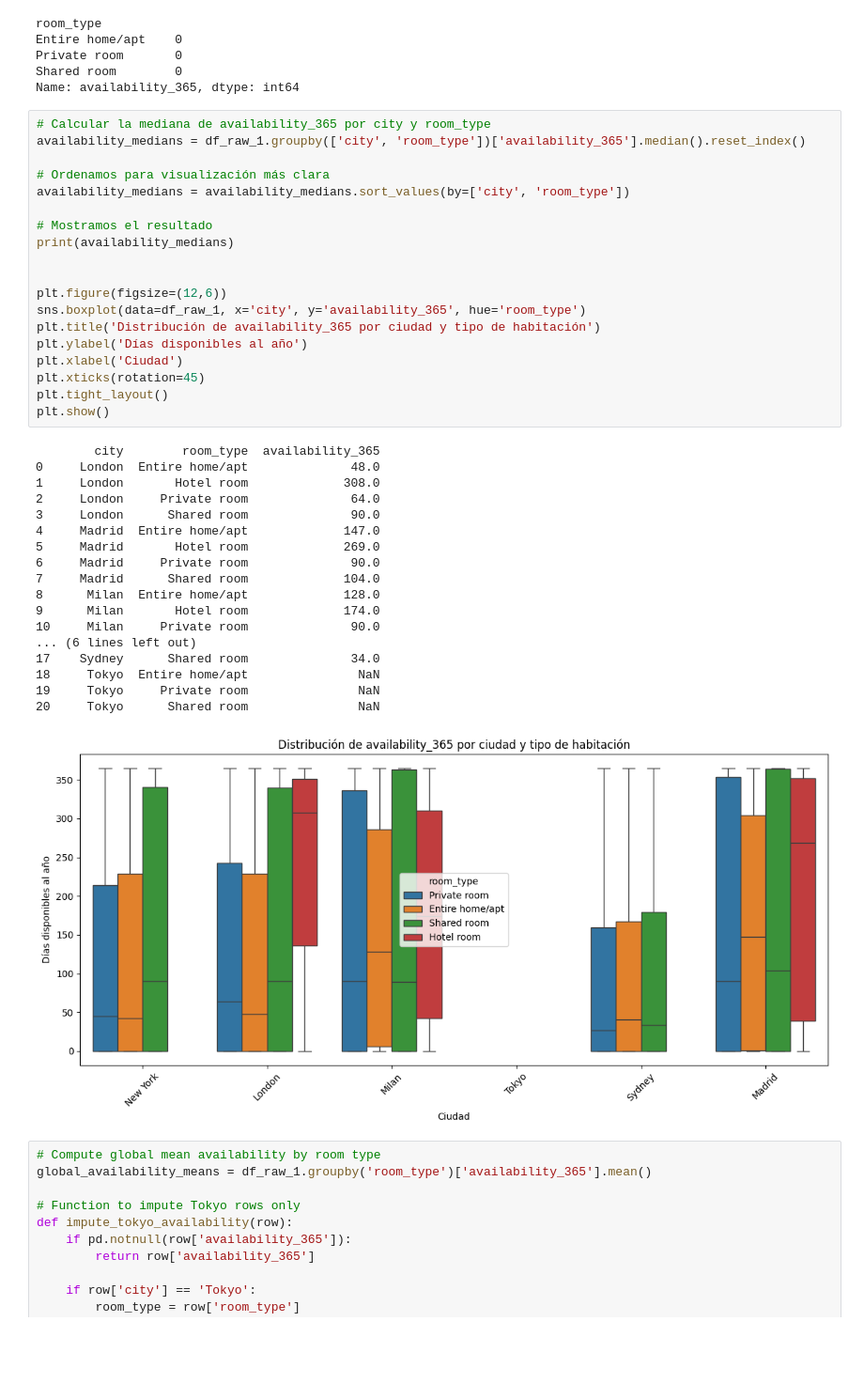
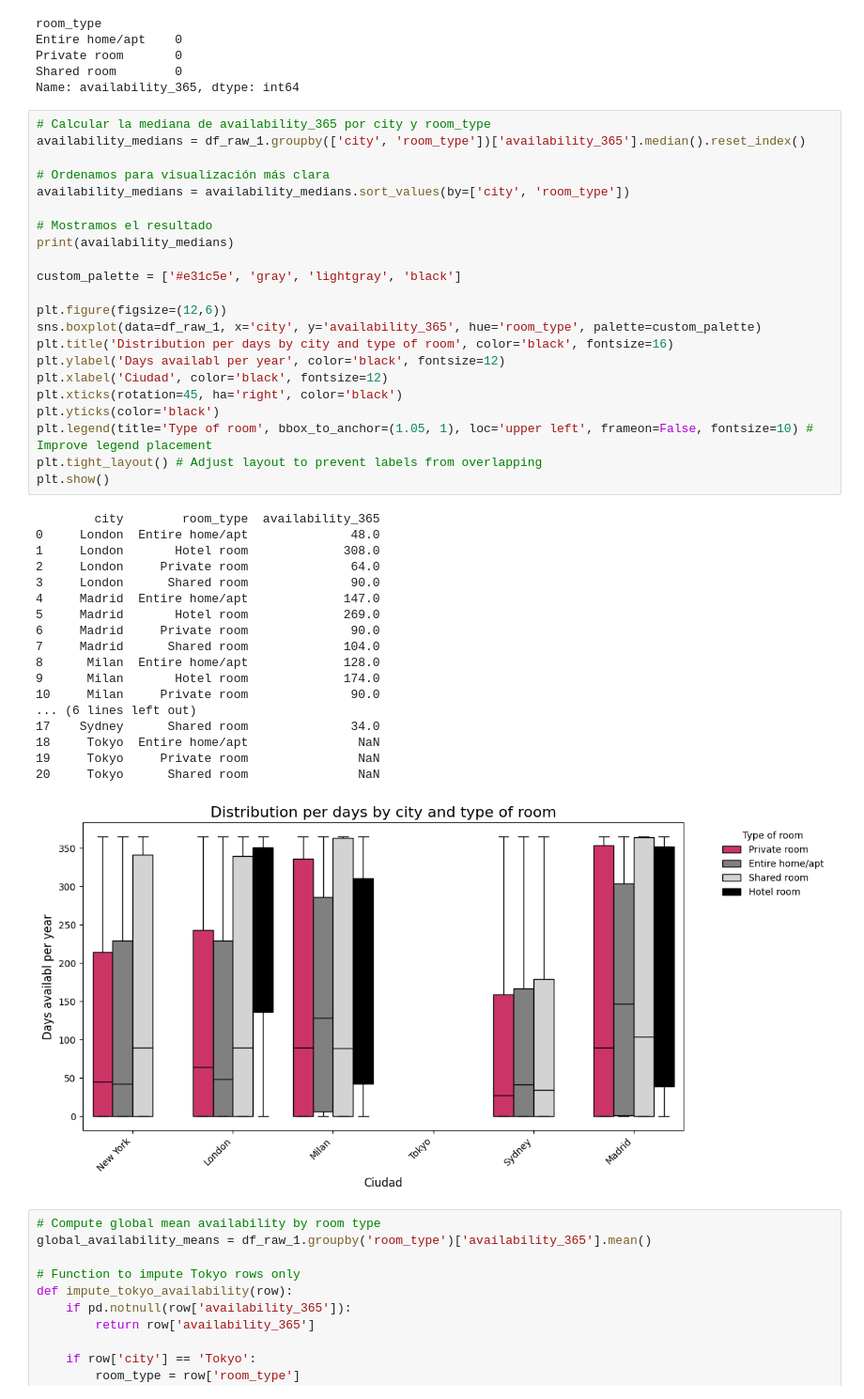
Before and after one commit to Yael-Parra/Airbnb-Analysis, a Jupyter notebook: eda/cleaning.ipynb, the cells around one changed output. Shown at 94% size. Saved outputs shown, nothing was run; the diff lists cells and outputs as text; blank space fills up the shorter version.

```diff
--- a/eda/cleaning.ipynb
+++ b/eda/cleaning.ipynb
@@ -768,40 +782,43 @@ Name: availability_365, dtype: int64
 # Calcular la mediana de availability_365 por city y room_type
 availability_medians = df_raw_1.groupby(['city', 'room_type'])['availability_365'].median().reset_index()
 
 # Ordenamos para visualización más clara
 availability_medians = availability_medians.sort_values(by=['city', 'room_type'])
 
 # Mostramos el resultado
 print(availability_medians)
 
+custom_palette = ['#e31c5e', 'gray', 'lightgray', 'black']
 
 plt.figure(figsize=(12,6))
-sns.boxplot(data=df_raw_1, x='city', y='availability_365', hue='room_type')
-plt.title('Distribución de availability_365 por ciudad y tipo de habitación')
-plt.ylabel('Días disponibles al año')
-plt.xlabel('Ciudad')
-plt.xticks(rotation=45)
-plt.tight_layout()
+sns.boxplot(data=df_raw_1, x='city', y='availability_365', hue='room_type', palette=custom_palette)
+plt.title('Distribution per days by city and type of room', color='black', fontsize=16)
+plt.ylabel('Days availabl per year', color='black', fontsize=12)
+plt.xlabel('Ciudad', color='black', fontsize=12)
+plt.xticks(rotation=45, ha='right', color='black')
+plt.yticks(color='black')
+plt.legend(title='Type of room', bbox_to_anchor=(1.05, 1), loc='upper left', frameon=False, fontsize=10) # Improve legend placement
+plt.tight_layout() # Adjust layout to prevent labels from overlapping
 plt.show()
 # %% [output]
         city        room_type  availability_365
 0     London  Entire home/apt              48.0
 1     London       Hotel room             308.0
 2     London     Private room              64.0
 3     London      Shared room              90.0
 4     Madrid  Entire home/apt             147.0
 5     Madrid       Hotel room             269.0
 6     Madrid     Private room              90.0
 7     Madrid      Shared room             104.0
 8      Milan  Entire home/apt             128.0
 9      Milan       Hotel room             174.0
 10     Milan     Private room              90.0
 ... (6 lines left out)
 17    Sydney      Shared room              34.0
 18     Tokyo  Entire home/apt               NaN
 19     Tokyo     Private room               NaN
 20     Tokyo      Shared room               NaN
-[figure, old version]
+[figure, new version]
 # %%
 # Compute global mean availability by room type
 global_availability_means = df_raw_1.groupby('room_type')['availability_365'].mean()
```
Also changed, not shown: parts of 10 cells of this notebook.
